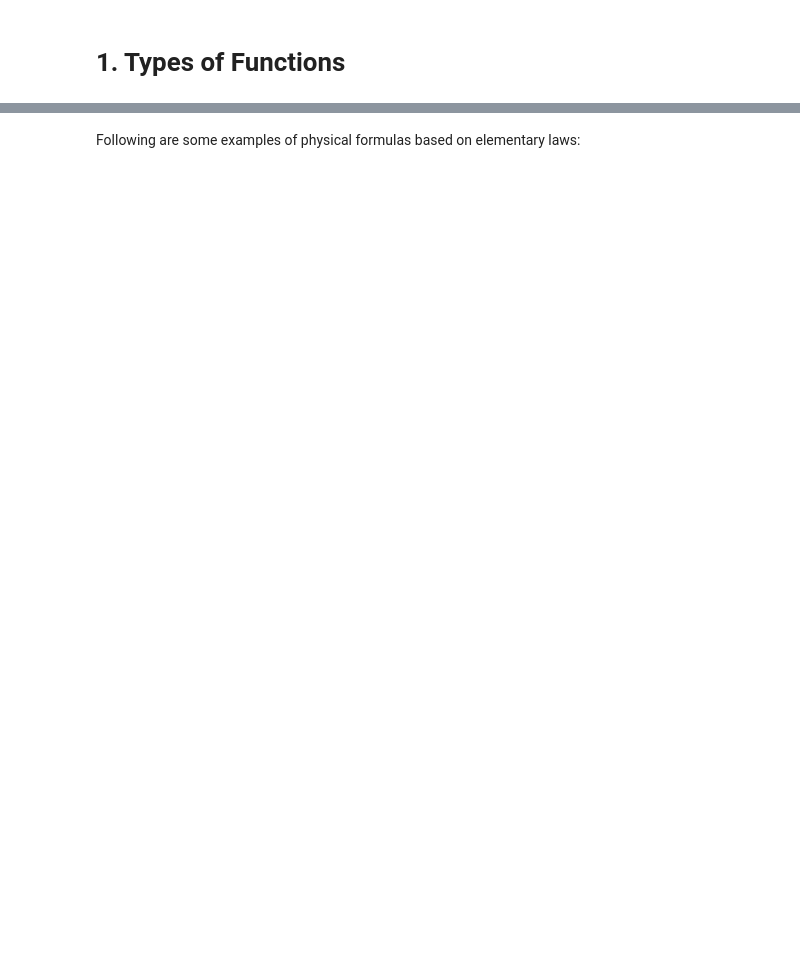
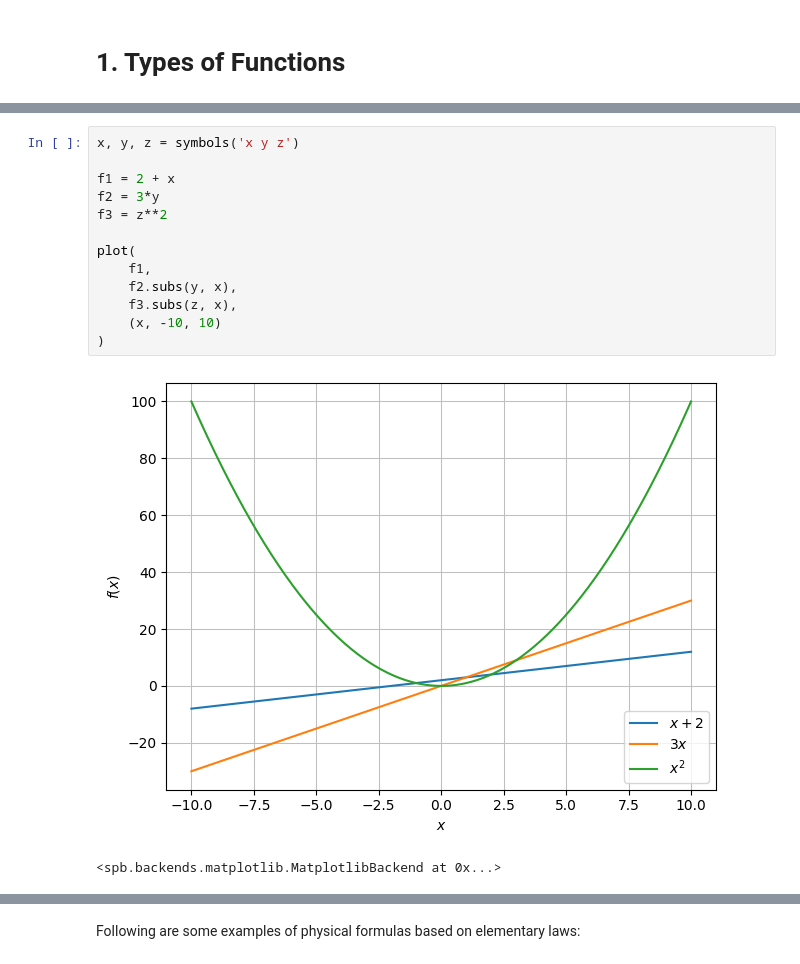
Before and after one commit to James-G-Hill/Sympy-Companion-to-Mathematics-Form-and-Function, a Jupyter notebook: ch05_functions_transformations_groups/01_types_of_functions.ipynb, the cells around one changed output, grey strips where cells are left out. Drawn from its saved outputs; the diff is of its cells as text; blank space fills up the shorter version.

```diff
--- a/ch05_functions_transformations_groups/01_types_of_functions.ipynb
+++ b/ch05_functions_transformations_groups/01_types_of_functions.ipynb
@@ -65,0 +26,16 @@ print(multiple_operation_demonstration(-1))
+# %%
+x, y, z = symbols('x y z')
+
+f1 = 2 + x
+f2 = 3*y
+f3 = z**2
+
+plot(
+    f1,
+    f2.subs(y, x),
+    f3.subs(z, x),
+    (x, -10, 10)
+)
+# %% [output]
+[figure, added]
+<spb.backends.matplotlib.MatplotlibBackend at 0x...>
```
Also changed, not shown: parts of 27 cells of this notebook.
